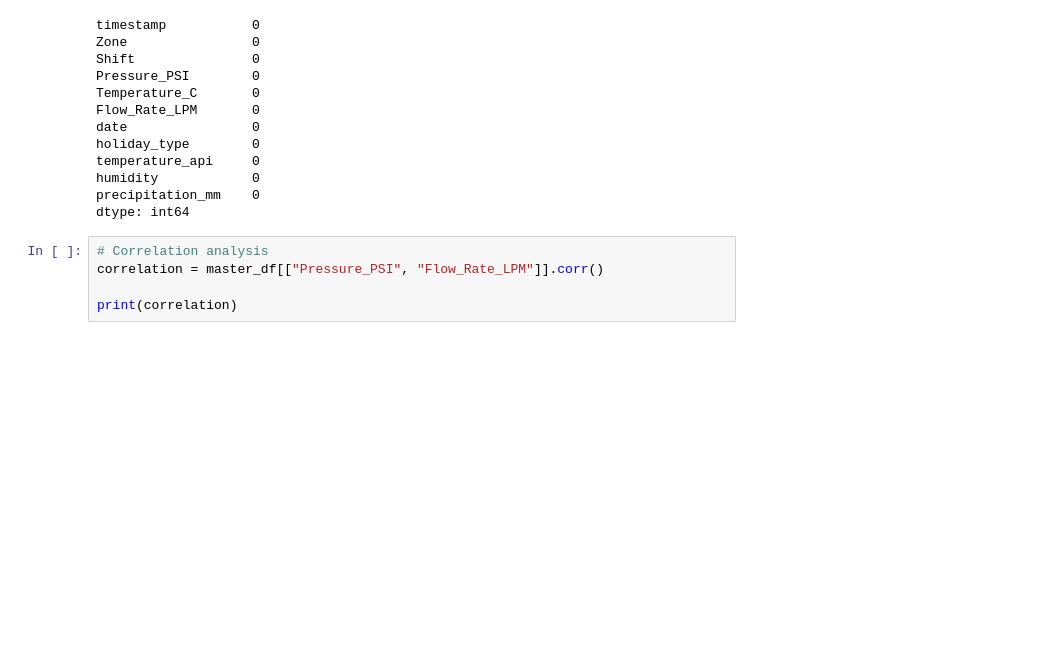
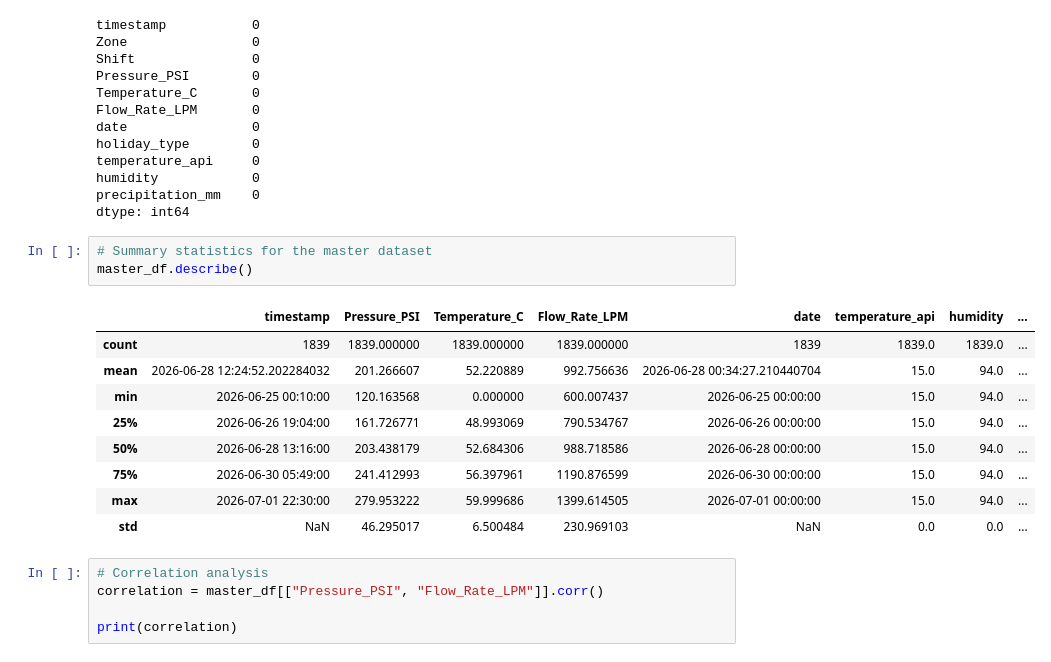
Before and after one commit to WanjikuSharon/week3_multi_source_pipeline, a Jupyter notebook: week3_multi_source_pipeline.ipynb, the cells around one changed output. Saved outputs shown, nothing was run; the diff lists cells and outputs as text; blank space fills up the shorter version.

Commit message:
Add summary statistics and correlation analysis for master dataset

```diff
--- a/week3_multi_source_pipeline.ipynb
+++ b/week3_multi_source_pipeline.ipynb
@@ -197,6 +197,19 @@ temperature_api     0
 humidity            0
 precipitation_mm    0
 dtype: int64
+# %%
+# Summary statistics for the master dataset
+master_df.describe()
+# %% [output]
+|  | timestamp | Pressure_PSI | Temperature_C | Flow_Rate_LPM | date | temperature_api | humidity | ... |
+| count | 1839 | 1839.000000 | 1839.000000 | 1839.000000 | 1839 | 1839.0 | 1839.0 | ... |
+| mean | 2026-06-28 12:24:52.202284032 | 201.266607 | 52.220889 | 992.756636 | 2026-06-28 00:34:27.210440704 | 15.0 | 94.0 | ... |
+| min | 2026-06-25 00:10:00 | 120.163568 | 0.000000 | 600.007437 | 2026-06-25 00:00:00 | 15.0 | 94.0 | ... |
+| 25% | 2026-06-26 19:04:00 | 161.726771 | 48.993069 | 790.534767 | 2026-06-26 00:00:00 | 15.0 | 94.0 | ... |
+| 50% | 2026-06-28 13:16:00 | 203.438179 | 52.684306 | 988.718586 | 2026-06-28 00:00:00 | 15.0 | 94.0 | ... |
+| 75% | 2026-06-30 05:49:00 | 241.412993 | 56.397961 | 1190.876599 | 2026-06-30 00:00:00 | 15.0 | 94.0 | ... |
+| max | 2026-07-01 22:30:00 | 279.953222 | 59.999686 | 1399.614505 | 2026-07-01 00:00:00 | 15.0 | 94.0 | ... |
+| std | NaN | 46.295017 | 6.500484 | 230.969103 | NaN | 0.0 | 0.0 | ... |
 # %%
 # Correlation analysis
 correlation = master_df[["Pressure_PSI", "Flow_Rate_LPM"]].corr()
```
Also changed, not shown: parts of 1 cell of this notebook.
